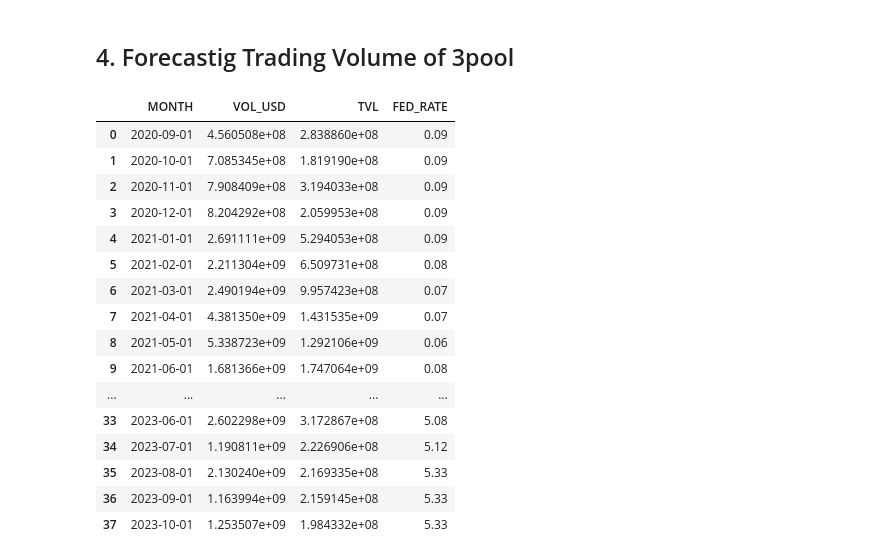
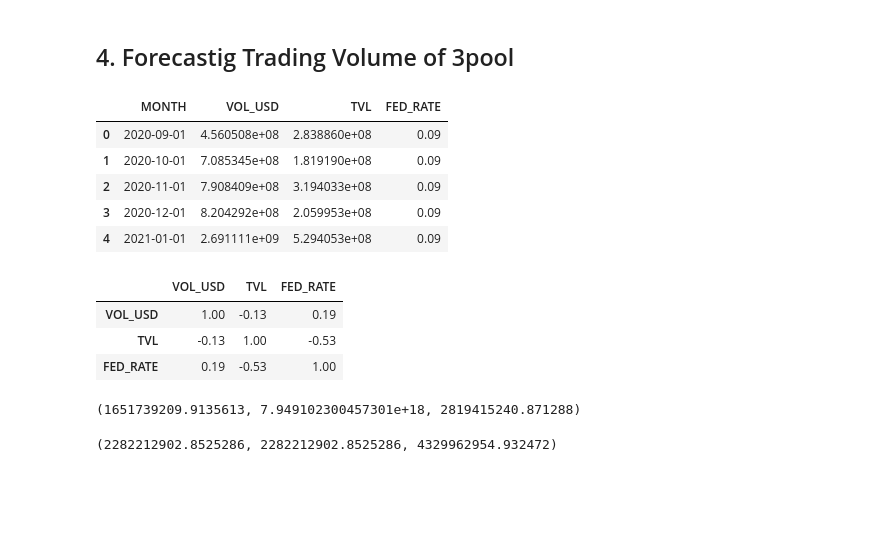
Before and after one commit to LimaRods/Curve-Trading-Volume-Dynamics, a Jupyter notebook: analytics.ipynb, the cells around one changed output. Cells and saved outputs as stored; diff of their text form; code cells hidden in the pictures; blank space fills up the shorter version.

```diff
--- a/analytics.ipynb
+++ b/analytics.ipynb
@@ -125,26 +176,81 @@ R_sq
 # %%
 #Extract data prepared from Flipside
 url = 'https://flipsidecrypto.xyz/api/v1/queries/699c3cf7-e9bd-4b8d-9b74-124a577c6912/data/latest'
 response = requests.get(url)
 data = response.json()
 df_pool= pd.DataFrame(data)
-df_pool
+df_pool.head()
 #df_pool.to_csv('3pool_data.csv')
 # %% [output]
 |  | MONTH | VOL_USD | TVL | FED_RATE |
 | 0 | 2020-09-01 | 4.560508e+08 | 2.838860e+08 | 0.09 |
 | 1 | 2020-10-01 | 7.085345e+08 | 1.819190e+08 | 0.09 |
 | 2 | 2020-11-01 | 7.908409e+08 | 3.194033e+08 | 0.09 |
 | 3 | 2020-12-01 | 8.204292e+08 | 2.059953e+08 | 0.09 |
 | 4 | 2021-01-01 | 2.691111e+09 | 5.294053e+08 | 0.09 |
-| 5 | 2021-02-01 | 2.211304e+09 | 6.509731e+08 | 0.08 |
-| 6 | 2021-03-01 | 2.490194e+09 | 9.957423e+08 | 0.07 |
-| 7 | 2021-04-01 | 4.381350e+09 | 1.431535e+09 | 0.07 |
-| 8 | 2021-05-01 | 5.338723e+09 | 1.292106e+09 | 0.06 |
-| 9 | 2021-06-01 | 1.681366e+09 | 1.747064e+09 | 0.08 |
-| ... | ... | ... | ... | ... |
-| 33 | 2023-06-01 | 2.602298e+09 | 3.172867e+08 | 5.08 |
-| 34 | 2023-07-01 | 1.190811e+09 | 2.226906e+08 | 5.12 |
-| 35 | 2023-08-01 | 2.130240e+09 | 2.169335e+08 | 5.33 |
-| 36 | 2023-09-01 | 1.163994e+09 | 2.159145e+08 | 5.33 |
-| 37 | 2023-10-01 | 1.253507e+09 | 1.984332e+08 | 5.33 |
+# %%
+# linear correlation
+df_pool.corr().round(2)
+# %% [output]
+|  | VOL_USD | TVL | FED_RATE |
+| VOL_USD | 1.00 | -0.13 | 0.19 |
+| TVL | -0.13 | 1.00 | -0.53 |
+| FED_RATE | 0.19 | -0.53 | 1.00 |
+# %%
+
+# Feature Engineering for Market Condition Scenarios
+# Steady Market Condition - Use the existing FED_RATE
+
+# Pessimistic Market Condition - Increase FED_RATE by 15%
+coef = 0.15
+df_pool['FED_RATE_PESSIMISTIC'] = df_pool['FED_RATE'] * ( 1 + coef)
+
+# Optimistic Market Condition - Decrease FED_RATE by 20%
+df_pool['FED_RATE_OPTIMISTIC'] = df_pool['FED_RATE'] * (1 - coef)
+df_pool['FED_RATE_OPTIMISTIC'] = df_pool['FED_RATE_OPTIMISTIC'].clip(lower=0)
+
+# Preparing data for model training and testing
+df_pool = df_pool.sort_values(by='MONTH')
+
+# Splitting the data into train and test datasets
+train_data = df_pool[:-10]  # First 32 months for training
+test_data = df_pool[-10:]   # Last 10 months for testing
+
+# Preparing features and target variable
+X_train = train_data[['TVL', 'FED_RATE', 'FED_RATE_PESSIMISTIC', 'FED_RATE_OPTIMISTIC']]
+y_train = train_data['VOL_USD']
+
+X_test = test_data[['TVL', 'FED_RATE', 'FED_RATE_PESSIMISTIC', 'FED_RATE_OPTIMISTIC']]
+y_test = test_data['VOL_USD']
+
+# Initialize and train the Gradient Boosting Regressor
+model = GradientBoostingRegressor(random_state=0)
+model.fit(X_train, y_train)
+
+# Predict and evaluate the model
+predictions = model.predict(X_test)
+mae = mean_absolute_error(y_test, predictions)
+mse = mean_squared_error(y_test, predictions)
+rmse = np.sqrt(mse)
+
+# Evaluation metrics
+mae, mse, rmse
+# %% [output]
+(1651739209.9135613, 7.949102300457301e+18, 2819415240.871288)
+# %%
+#Forecast for the most recent month
+current_month = df_pool.iloc[-1]
+
+# Adjusting the input for each scenario
+input_steady = current_month[['TVL', 'FED_RATE', 'FED_RATE', 'FED_RATE']].values
+input_pessimistic = current_month[['TVL', 'FED_RATE_PESSIMISTIC', 'FED_RATE_PESSIMISTIC', 'FED_RATE_PESSIMISTIC']].values
+input_optimistic = current_month[['TVL', 'FED_RATE_OPTIMISTIC', 'FED_RATE_OPTIMISTIC', 'FED_RATE_OPTIMISTIC']].values
+
+# Making predictions for each scenario
+steady_prediction = model.predict([input_steady])[0]
+pessimistic_prediction = model.predict([input_pessimistic])[0]
+optimistic_prediction = model.predict([input_optimistic])[0]
+
+steady_prediction, pessimistic_prediction, optimistic_prediction
+# %% [output]
+(2282212902.8525286, 2282212902.8525286, 4329962954.932472)
```
Also changed, not shown: parts of 8 cells of this notebook, 1 other file.
